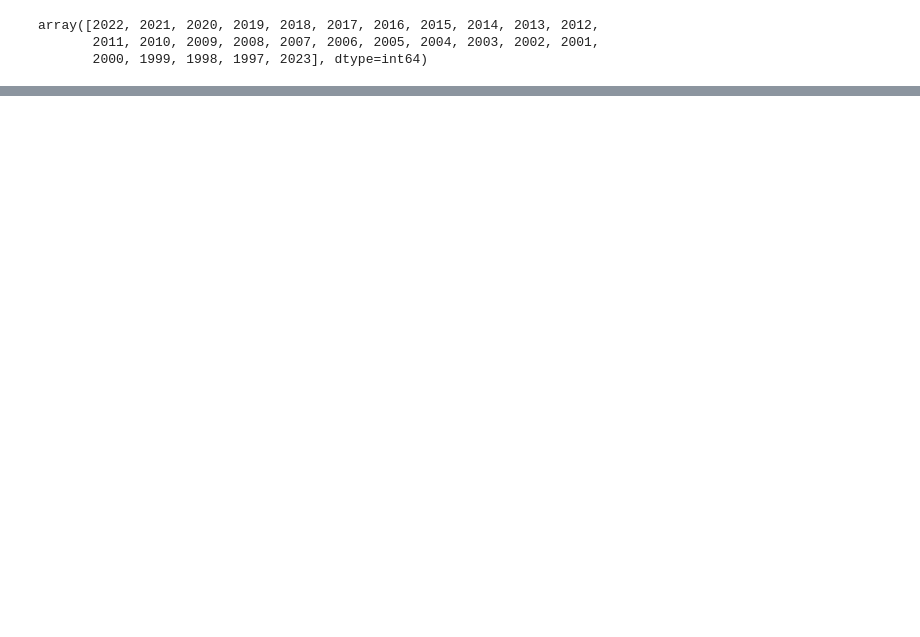
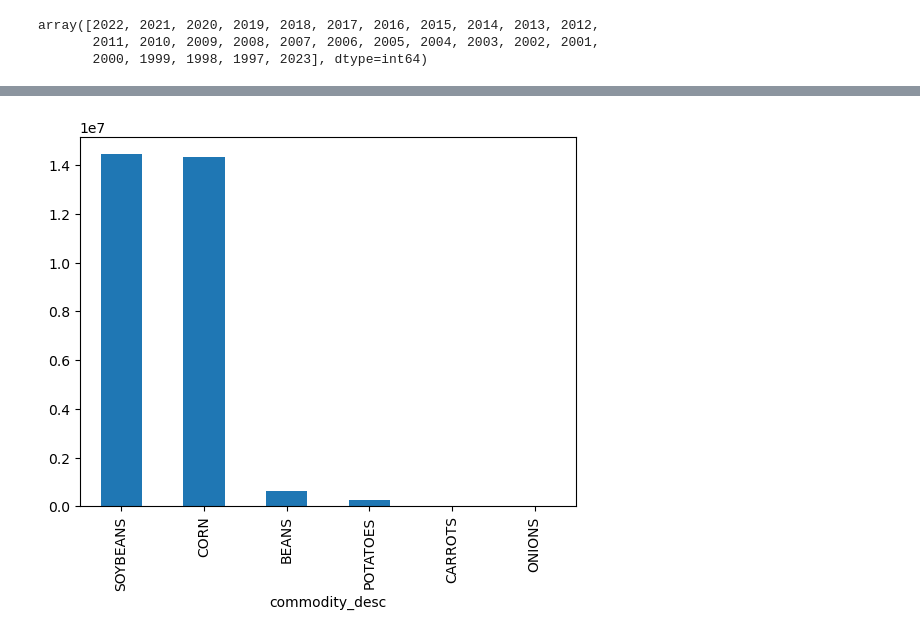
Before and after one commit to DunieCarrasco/Project-3, a Jupyter notebook: usdaPy.ipynb, the cells around one changed output, grey strips where cells are left out. Drawn from its saved outputs; the diff is of its cells as text; code cells hidden in the pictures; blank space fills up the shorter version.

```diff
--- a/usdaPy.ipynb
+++ b/usdaPy.ipynb
@@ -259,0 +339,4 @@ array([2022, 2021, 2020, 2019, 2018, 2017, 2016, 2015, 2014, 2013, 2012,
+# %%
+for year in range(1997,2023):
+    fruits=fruit_df[fruit_df['year']==year]['commodity_desc'].unique()
+    print(f'fruits in {year}: {fruits}')
@@ -259,0 +361,4 @@ array([2022, 2021, 2020, 2019, 2018, 2017, 2016, 2015, 2014, 2013, 2012,
+# %%
+for year in range(1997,2023):
+    grains=grain_df[grain_df['year']==year]['commodity_desc'].unique()
+    print(f'grains in {year}: {grains}')
@@ -259,0 +383,4 @@ array([2022, 2021, 2020, 2019, 2018, 2017, 2016, 2015, 2014, 2013, 2012,
+# %%
+for year in range(1997,2023):
+    vegetables=vegetable_df[vegetable_df['year']==year]['commodity_desc'].unique()
+    print(f'vegetables in {year}: {vegetables}')
@@ -259,0 +433,33 @@ array([2022, 2021, 2020, 2019, 2018, 2017, 2016, 2015, 2014, 2013, 2012,
+# %%
+def state_plot(state,commodity_type,year=[]):
+    if year==[]:
+        if commodity_type=='grain':
+            grain_df[grain_df['state_alpha']==state.upper()]. \
+            groupby('commodity_desc').sum()['Value']. \
+            sort_values(ascending=False).plot(kind='bar')
+        elif commodity_type=='vegetable':
+            vegetable_df[vegetable_df['state_alpha']==state.upper()]. \
+            groupby('commodity_desc').sum()['Value']. \
+            sort_values(ascending=False).plot(kind='bar')
+        else:
+            fruit_df[fruit_df['state_alpha']==state.upper()]. \
+            groupby('commodity_desc').sum()['Value']. \
+            sort_values(ascending=False).plot(kind='bar')
+
+    else:
+        if commodity_type=='grain':
+            grain_df[(grain_df['state_alpha']==state.upper()) & (grain_df['year'].isin(year))]. \
+            groupby('commodity_desc').sum()['Value']. \
+            sort_values(ascending=False).plot(kind='bar')
+        elif commodity_type=='vegetable':
+            vegetable_df[(vegetable_df['state_alpha']==state.upper()) & (vegetable_df['year'].isin(year))]. \
+            groupby('commodity_desc').sum()['Value']. \
+            sort_values(ascending=False).plot(kind='bar')
+        else:
+            fruit_df[(fruit_df['state_alpha']==state.upper()) & (fruit_df['year'].isin(year))]. \
+            groupby('commodity_desc').sum()['Value']. \
+            sort_values(ascending=False).plot(kind='bar')
+# %%
+state_plot('mn','vegetable',[2000])
+# %% [output]
+[figure, added]
```
Also changed, not shown: parts of 28 cells of this notebook.
